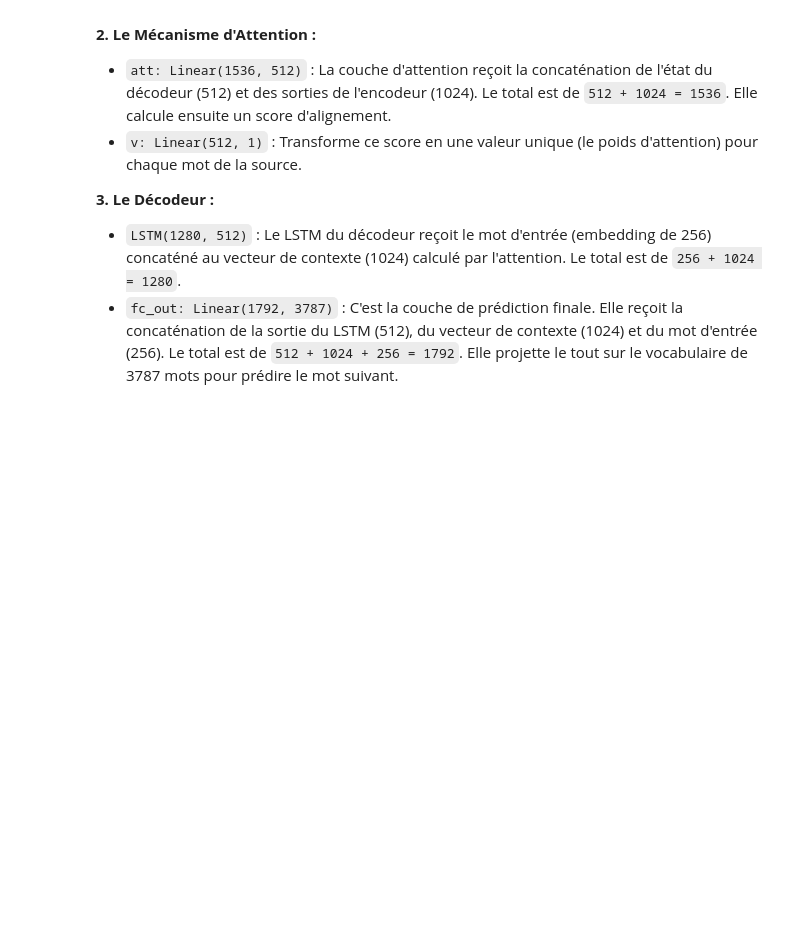
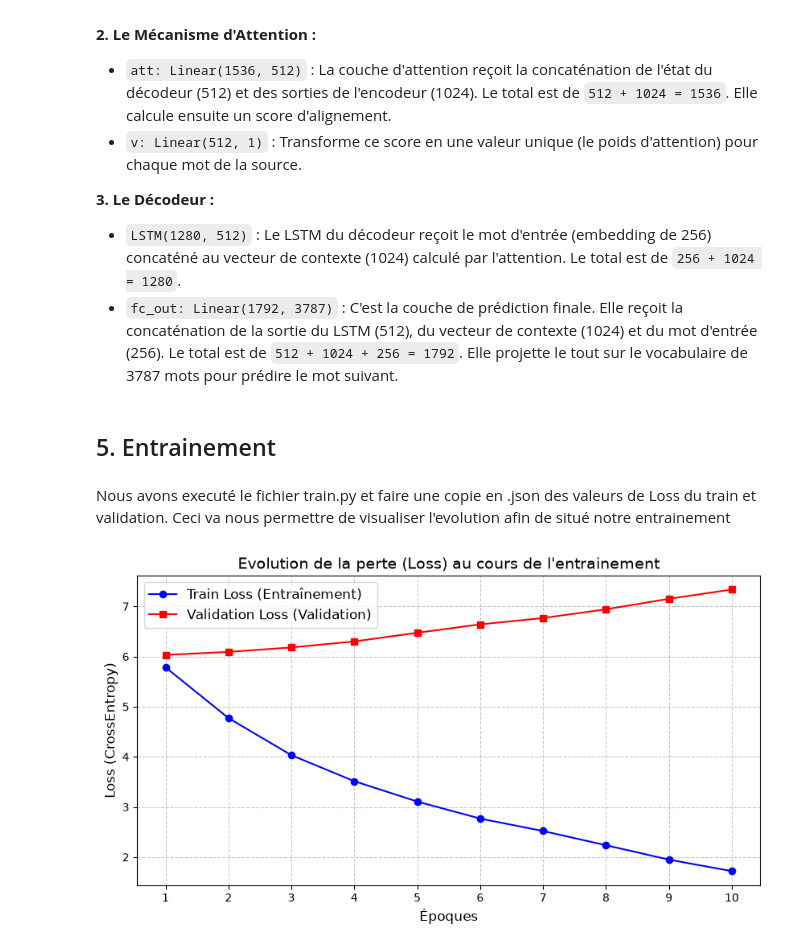
Before and after one commit to TheTalhaCodes/AskGen, a Jupyter notebook: notebooks/Exploration.ipynb, the cells around one changed output. Drawn from its saved outputs; the diff is of its cells as text; code cells hidden in the pictures; blank space fills up the shorter version.

Commit message:
ajout de la partie train dans le notebook

```diff
--- a/notebooks/Exploration.ipynb
+++ b/notebooks/Exploration.ipynb
@@ -213,3 +213,35 @@ L'affichage du modèle nous permet de voir:
 **3. Le Décodeur :**
 - `LSTM(1280, 512)` : Le LSTM du décodeur reçoit le mot d'entrée (embedding de 256) concaténé au vecteur de contexte (1024) calculé par l'attention. Le total est de `256 + 1024 = 1280`.
 - `fc_out: Linear(1792, 3787)` : C'est la couche de prédiction finale. Elle reçoit la concaténation de la sortie du LSTM (512), du vecteur de contexte (1024) et du mot d'entrée (256). Le total est de `512 + 1024 + 256 = 1792`. Elle projette le tout sur le vocabulaire de 3787 mots pour prédire le mot suivant.
+# %% [markdown]
+## 5. Entrainement
+# %% [markdown]
+Nous avons executé le fichier train.py et faire une copie en .json des valeurs de Loss du train et validation.
+Ceci va nous permettre de visualiser l'evolution afin de situé notre entrainement
+# %%
+import matplotlib.pyplot as plt
+
+with open("../saved_model/history.json", "r") as f:
+    history = json.load(f)
+
+# 2. Extraire les listes
+train_losses = history["train_loss"]
+val_losses = history["val_loss"]
+epochs = range(1, len(train_losses) + 1)
+
+# Création de la figure
+plt.figure(figsize=(10, 5))
+
+plt.plot(epochs, train_losses, 'b-o', label='Train Loss (Entraînement)')
+plt.plot(epochs, val_losses, 'r-s', label='Validation Loss (Validation)')
+
+# Habillage du graphique
+plt.title("Evolution de la perte (Loss) au cours de l'entrainement", fontsize=14)
+plt.xlabel("Époques", fontsize=12)
+plt.ylabel("Loss (CrossEntropy)", fontsize=12)
+plt.xticks(epochs)
+plt.grid(True, linestyle='--', alpha=0.7)
+plt.legend(fontsize=12)
+plt.show()
+# %% [output]
+[figure, added]
```
Also changed, not shown: parts of 1 cell of this notebook, 1 other file.
